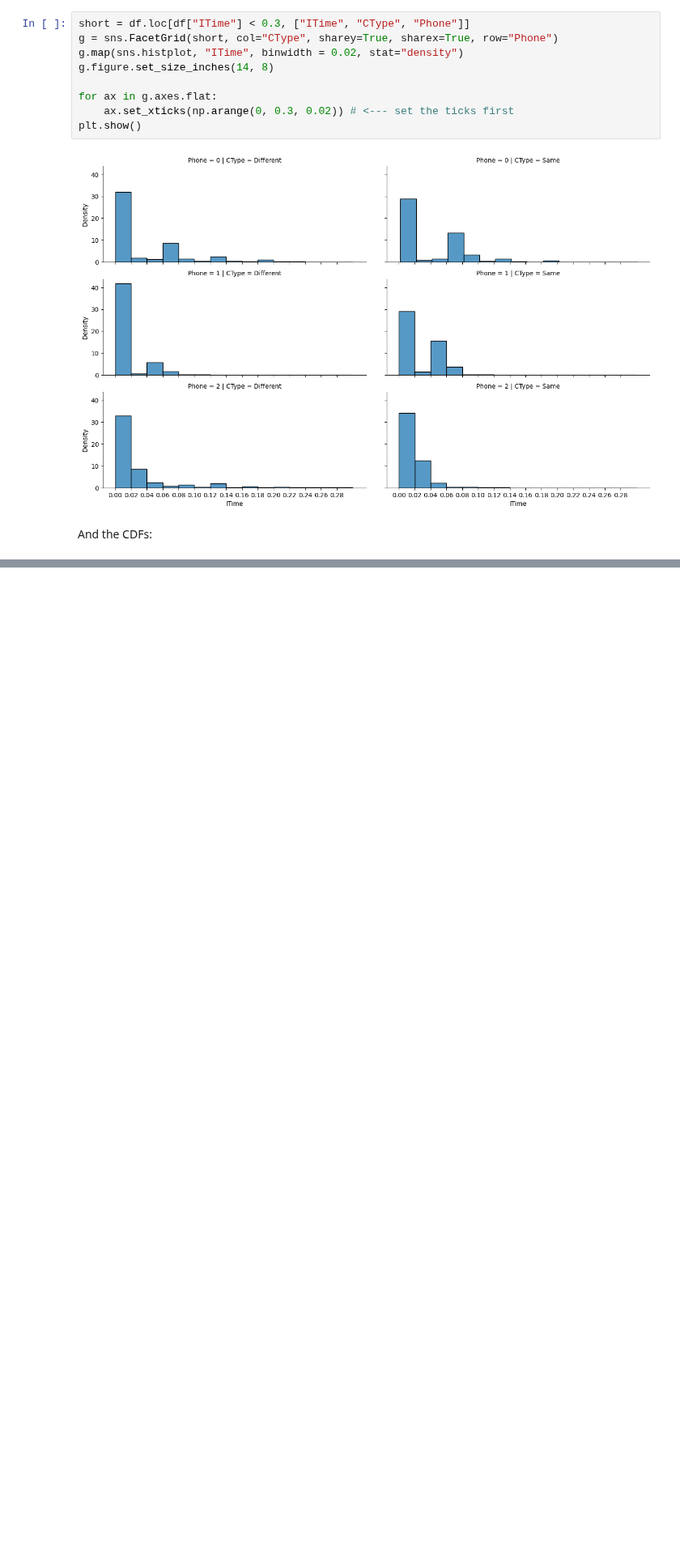
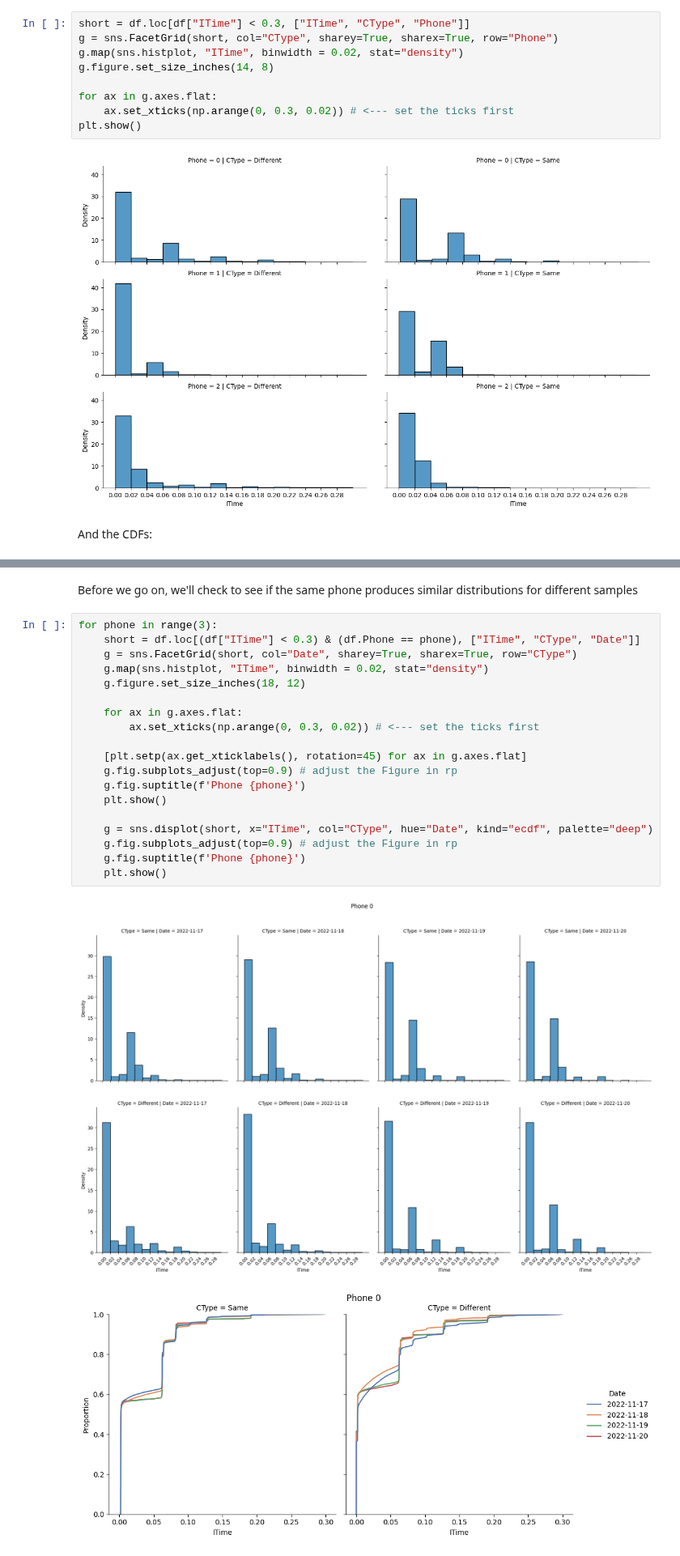
Before and after one commit to jdeinum/SDR, a Jupyter notebook: analysis/sdr_v4.ipynb, the cells around one changed output, grey strips where cells are left out. Shown at 81% size. Saved outputs shown, nothing was run; the diff lists cells and outputs as text; blank space fills up the shorter version.

```diff
--- a/analysis/sdr_v4.ipynb
+++ b/analysis/sdr_v4.ipynb
@@ -133,0 +129,24 @@ plt.show()
+# %% [markdown]
+Before we go on, we'll check to see if the same phone produces similar distributions for different samples
+# %%
+for phone in range(3):
+    short = df.loc[(df["ITime"] < 0.3) & (df.Phone == phone), ["ITime", "CType", "Date"]]
+    g = sns.FacetGrid(short, col="Date", sharey=True, sharex=True, row="CType")
+    g.map(sns.histplot, "ITime", binwidth = 0.02, stat="density")
+    g.figure.set_size_inches(18, 12)
+
+    for ax in g.axes.flat:
+        ax.set_xticks(np.arange(0, 0.3, 0.02)) # <--- set the ticks first
+
+    [plt.setp(ax.get_xticklabels(), rotation=45) for ax in g.axes.flat]
+    g.fig.subplots_adjust(top=0.9) # adjust the Figure in rp
+    g.fig.suptitle(f'Phone {phone}')
+    plt.show()
+
+    g = sns.displot(short, x="ITime", col="CType", hue="Date", kind="ecdf", palette="deep")
+    g.fig.subplots_adjust(top=0.9) # adjust the Figure in rp
+    g.fig.suptitle(f'Phone {phone}')
+    plt.show()
+# %% [output]
+[figure, added]
+[figure, added]
```
Also changed, not shown: parts of 11 cells of this notebook, 1 other file.
